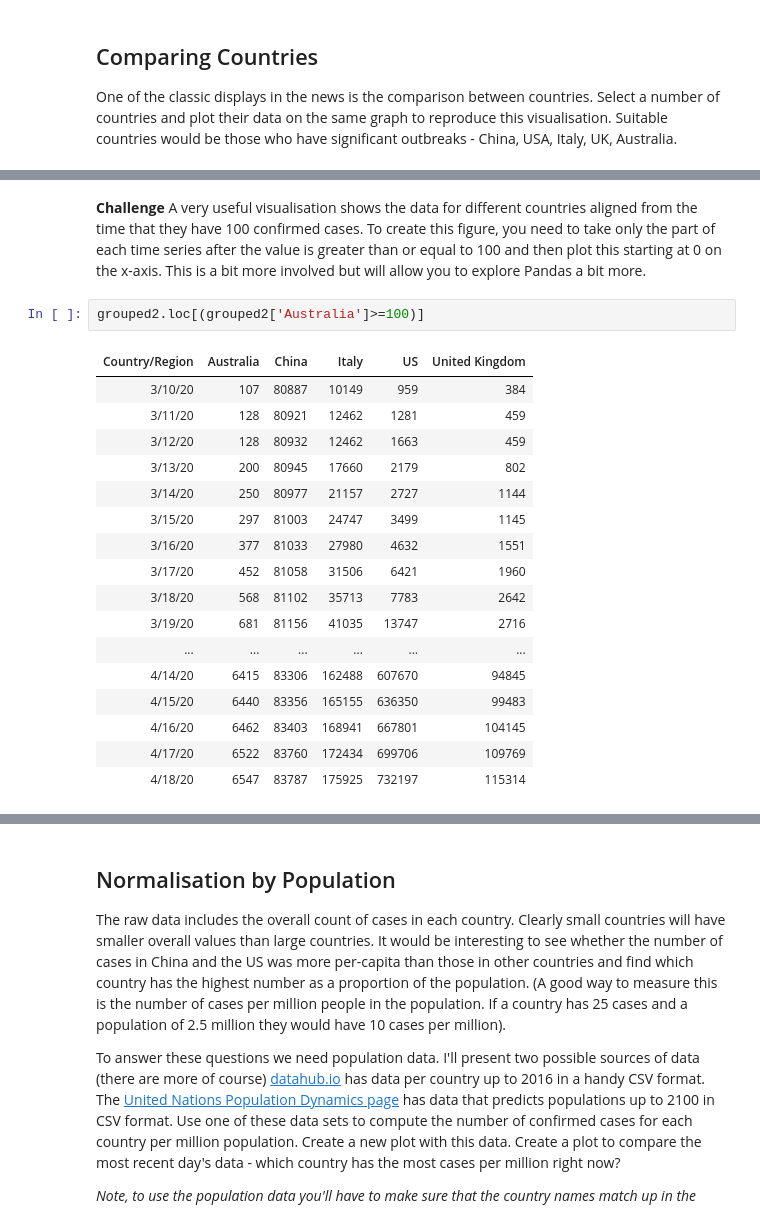
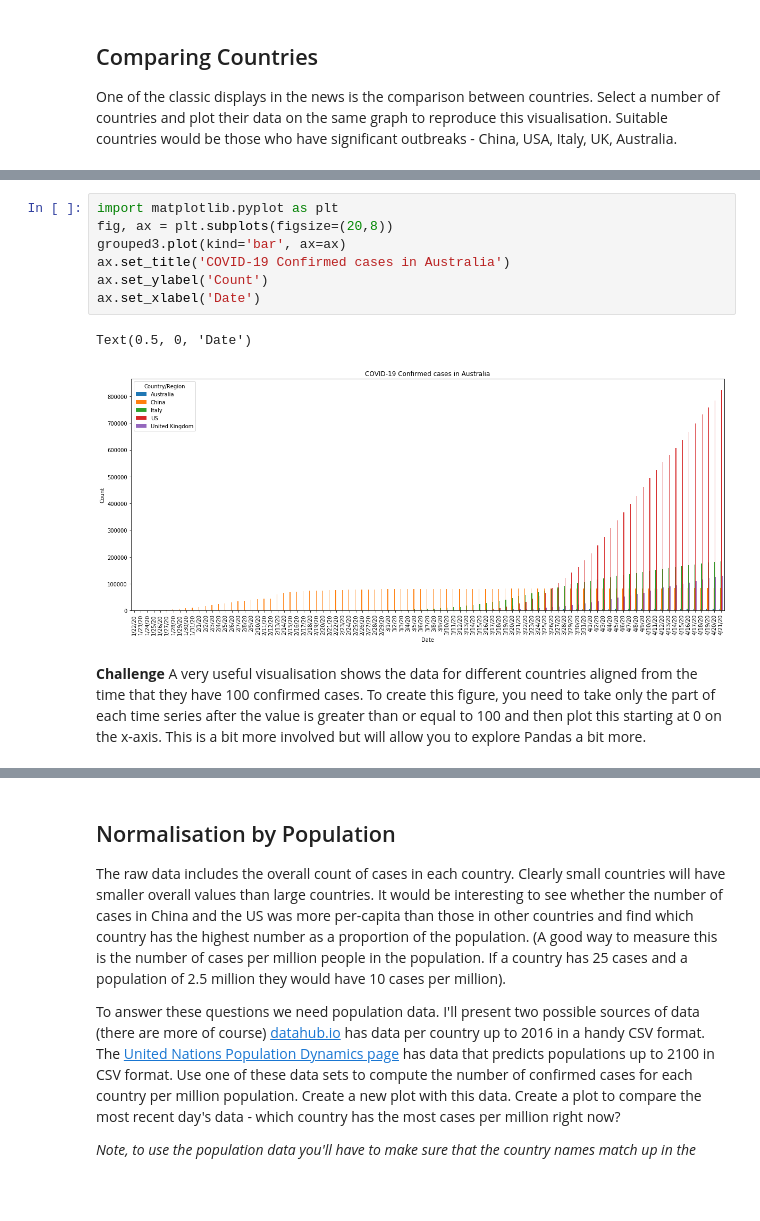
Before and after one commit to iamdraza/University-Practicals, a Jupyter notebook: Portfolio 2.ipynb, the cells around one changed output, grey strips where cells are left out. Cells and saved outputs as stored; diff of their text form; blank space fills up the shorter version.

```diff
--- a/Portfolio 2.ipynb
+++ b/Portfolio 2.ipynb
@@ -126,22 +111,12 @@ grouped2
+# %%
+import matplotlib.pyplot as plt
+fig, ax = plt.subplots(figsize=(20,8))
+grouped3.plot(kind='bar', ax=ax)
+ax.set_title('COVID-19 Confirmed cases in Australia')
+ax.set_ylabel('Count')
+ax.set_xlabel('Date')
+# %% [output]
+Text(0.5, 0, 'Date')
+[figure, added]
 # %% [markdown]
 **Challenge** A very useful visualisation shows the data for different countries aligned from the time that they have 100 confirmed cases.  To create this figure, you need to take only the part of each time series after the value is greater than or equal to 100 and then plot this starting at 0 on the x-axis.  This is a bit more involved but will allow you to explore Pandas a bit more.
-# %%
-grouped2.loc[(grouped2['Australia']>=100)]
-# %% [output]
-| Country/Region | Australia | China | Italy | US | United Kingdom |
-| 3/10/20 | 107 | 80887 | 10149 | 959 | 384 |
-| 3/11/20 | 128 | 80921 | 12462 | 1281 | 459 |
-| 3/12/20 | 128 | 80932 | 12462 | 1663 | 459 |
-| 3/13/20 | 200 | 80945 | 17660 | 2179 | 802 |
-| 3/14/20 | 250 | 80977 | 21157 | 2727 | 1144 |
-| 3/15/20 | 297 | 81003 | 24747 | 3499 | 1145 |
-| 3/16/20 | 377 | 81033 | 27980 | 4632 | 1551 |
-| 3/17/20 | 452 | 81058 | 31506 | 6421 | 1960 |
-| 3/18/20 | 568 | 81102 | 35713 | 7783 | 2642 |
-| 3/19/20 | 681 | 81156 | 41035 | 13747 | 2716 |
-| ... | ... | ... | ... | ... | ... |
-| 4/14/20 | 6415 | 83306 | 162488 | 607670 | 94845 |
-| 4/15/20 | 6440 | 83356 | 165155 | 636350 | 99483 |
-| 4/16/20 | 6462 | 83403 | 168941 | 667801 | 104145 |
-| 4/17/20 | 6522 | 83760 | 172434 | 699706 | 109769 |
-| 4/18/20 | 6547 | 83787 | 175925 | 732197 | 115314 |
```
Also changed, not shown: parts of 10 cells of this notebook.
